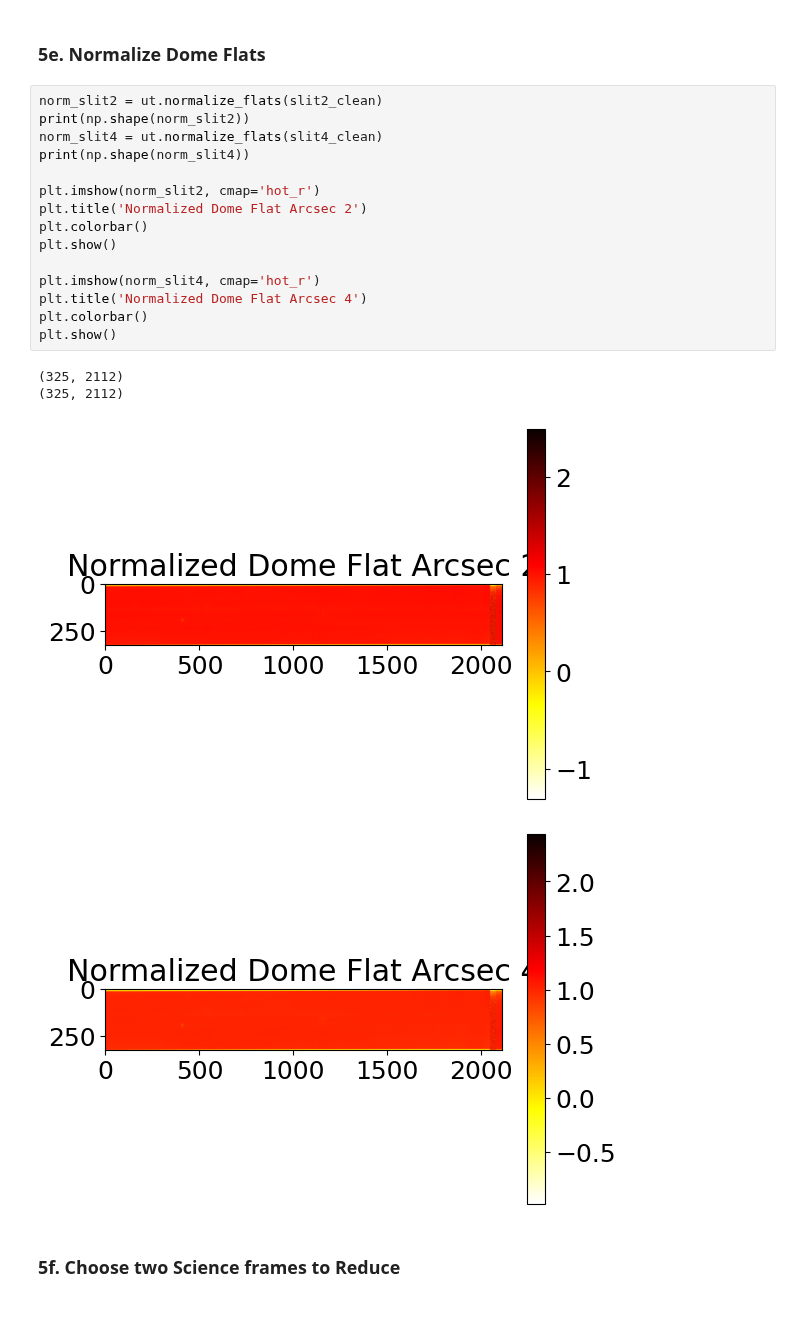
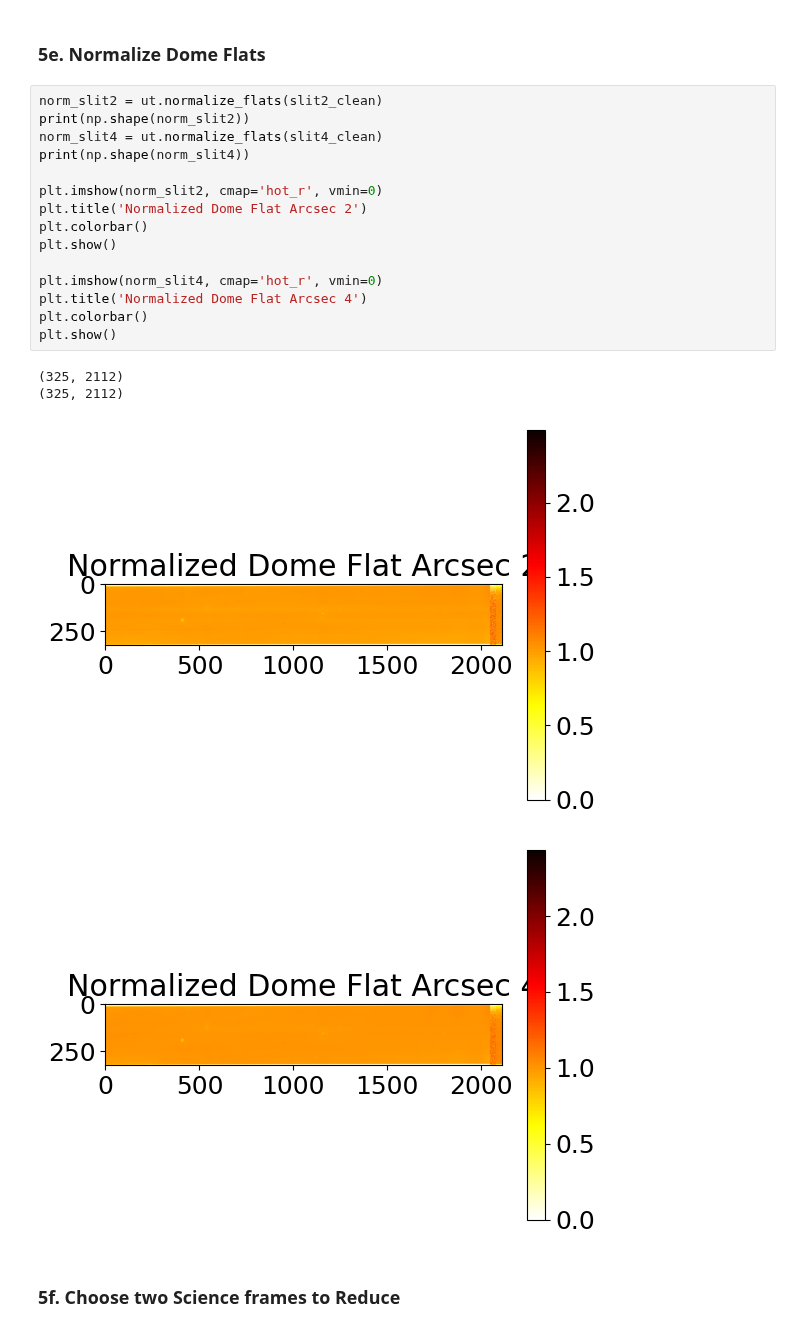
Before and after one commit to parkergeorge30/ASTRO150, a Jupyter notebook: Lab2.ipynb, the cells around one changed output. Cells and saved outputs as stored; diff of their text form.

```diff
--- a/Lab2.ipynb
+++ b/Lab2.ipynb
@@ -356,23 +356,23 @@ plt.show()
 # %%
 norm_slit2 = ut.normalize_flats(slit2_clean)
 print(np.shape(norm_slit2))
 norm_slit4 = ut.normalize_flats(slit4_clean)
 print(np.shape(norm_slit4))
 
-plt.imshow(norm_slit2, cmap='hot_r')
+plt.imshow(norm_slit2, cmap='hot_r', vmin=0)
 plt.title('Normalized Dome Flat Arcsec 2')
 plt.colorbar()
 plt.show()
 
-plt.imshow(norm_slit4, cmap='hot_r')
+plt.imshow(norm_slit4, cmap='hot_r', vmin=0)
 plt.title('Normalized Dome Flat Arcsec 4')
 plt.colorbar()
 plt.show()
 # %% [output]
 (325, 2112)
 (325, 2112)
-[figure, old version]
+[figure, new version]
-[figure, old version]
+[figure, new version]
 # %% [markdown]
 ### 5f. Choose two Science frames to Reduce
 # %%
```
Also changed, not shown: parts of 7 cells of this notebook, 1 other file.
